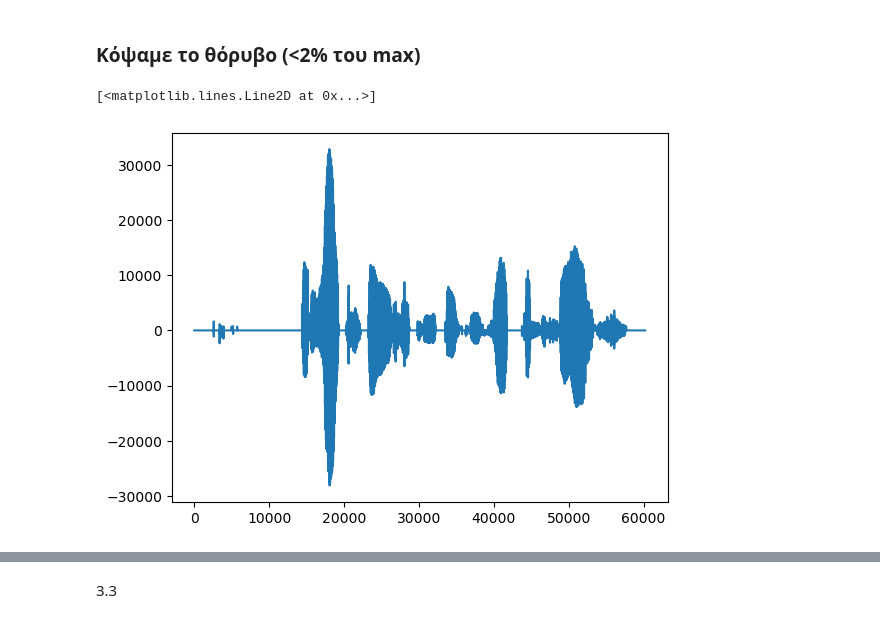
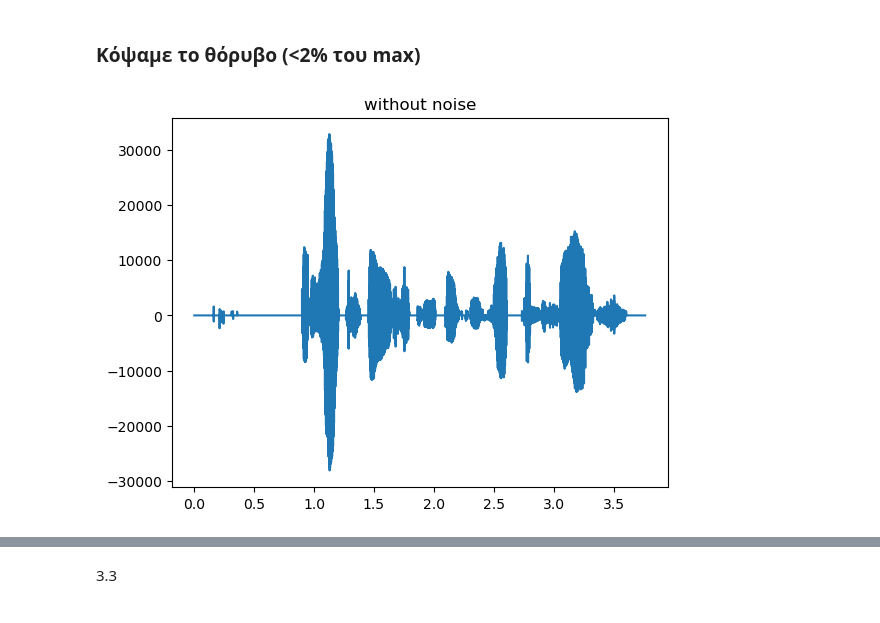
Before and after one commit to ElGreKost/DSP-Lab-Suite, a Jupyter notebook: Digital-Signal-Processing/dsp_project1/dsp_lab1_code.ipynb, the cells around one changed output, grey strips where cells are left out. Drawn from its saved outputs; the diff is of its cells as text; code cells hidden in the pictures.

```diff
--- a/Digital-Signal-Processing/dsp_project1/dsp_lab1_code.ipynb
+++ b/Digital-Signal-Processing/dsp_project1/dsp_lab1_code.ipynb
@@ -443,13 +445,15 @@ wav_file.close()
 # %%
 sig_max = max(signal)
 _signal = np.copy(signal)
 for i in range(len(signal)):
     if np.abs(_signal[i]) < sig_max*0.02:
         _signal[i] = 0
+
+_signal = _signal.astype('float64')
+plt.plot(time, _signal)
+plt.title('without noise')
+plt.show()
+# %% [output]
+[figure, added]
-# %%
-plt.plot(_signal)
-# %% [output]
-[<matplotlib.lines.Line2D at 0x...>]
-[figure, removed]
 # %%
 w = np.hamming(30 * 16)
```
Also changed, not shown: parts of 10 cells of this notebook.
